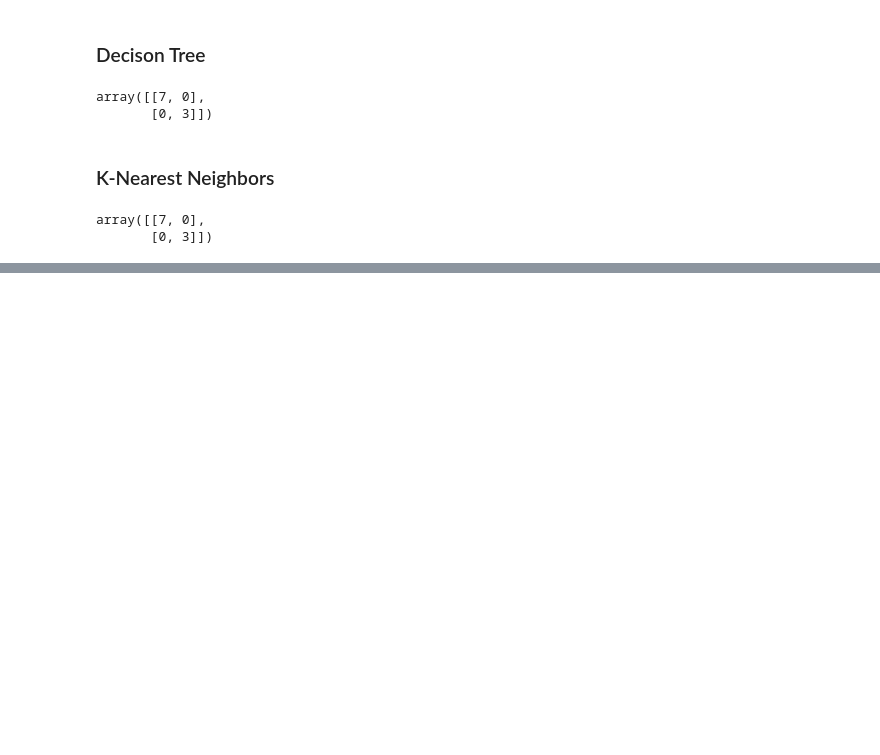
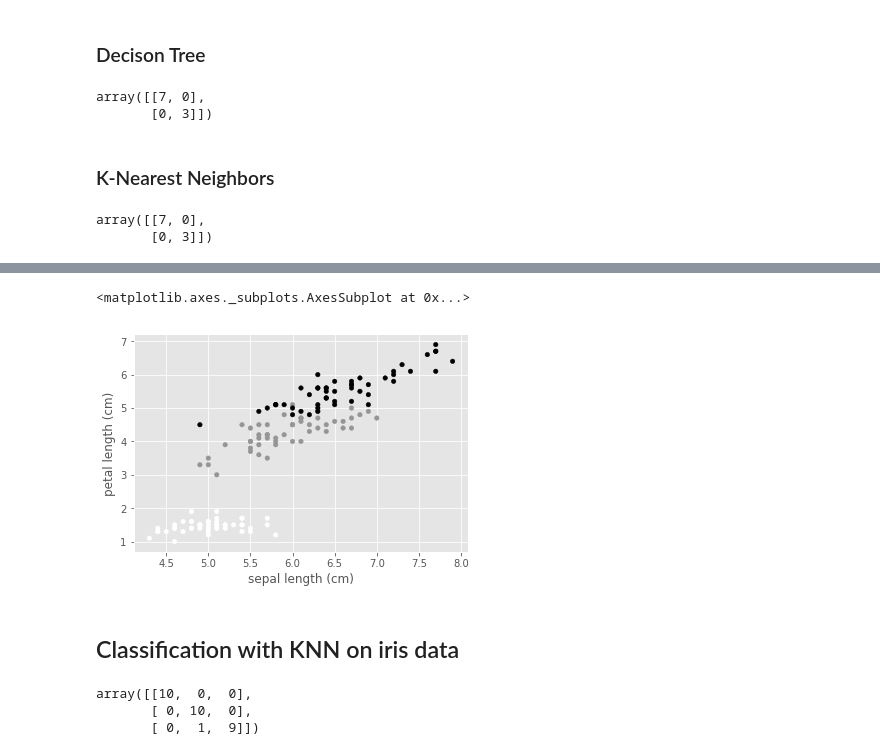
Before and after one commit to uzay00/CMPE373, a Jupyter notebook: Lecture1/Agents and Artificial Intelligence.ipynb, the cells around one changed output, grey strips where cells are left out. Cells and saved outputs as stored; diff of their text form; code cells hidden in the pictures; blank space fills up the shorter version.

```diff
--- a/Lecture1/Agents and Artificial Intelligence.ipynb
+++ b/Lecture1/Agents and Artificial Intelligence.ipynb
@@ -200,0 +203,4 @@ array([[7, 0],
+# %%
+from sklearn import datasets
+import pandas as pd
+plt.style.use('ggplot')
@@ -200,0 +209,3 @@ array([[7, 0],
+# %%
+iris = datasets.load_iris()
+iris.keys()
@@ -200,0 +241,5 @@ array([[7, 0],
+# %%
+X = iris.data
+y = iris.target
+df = pd.DataFrame(X, columns=iris.feature_names)
+df.head()
@@ -200,0 +263,27 @@ array([[7, 0],
+# %%
+df.plot.scatter(x='sepal length (cm)', y = 'petal length (cm)', c=y)
+# %% [output]
+<matplotlib.axes._subplots.AxesSubplot at 0x...>
+[figure, added]
+# %% [markdown]
+## Classification with KNN on iris data
+# %%
+# Split Data
+X_train, X_test, y_train, y_test = train_test_split(X, y, test_size=0.2, random_state=3)
+
+# Scale Data
+scaler = MinMaxScaler()
+X_train_scaled = scaler.fit_transform(X_train)
+X_test_scaled = scaler.transform(X_test)
+
+# Fit KNN model
+knn = KNeighborsClassifier(n_neighbors = 5).fit(X_train_scaled, y_train)
+knn_predicitions = knn.predict(X_test_scaled)
+
+# Evaluate performance
+confusion = confusion_matrix(y_test, knn_predicitions)
+confusion
+# %% [output]
+array([[10,  0,  0],
+       [ 0, 10,  0],
+       [ 0,  1,  9]])
```
Also changed, not shown: parts of 15 cells of this notebook, 8 other files.
